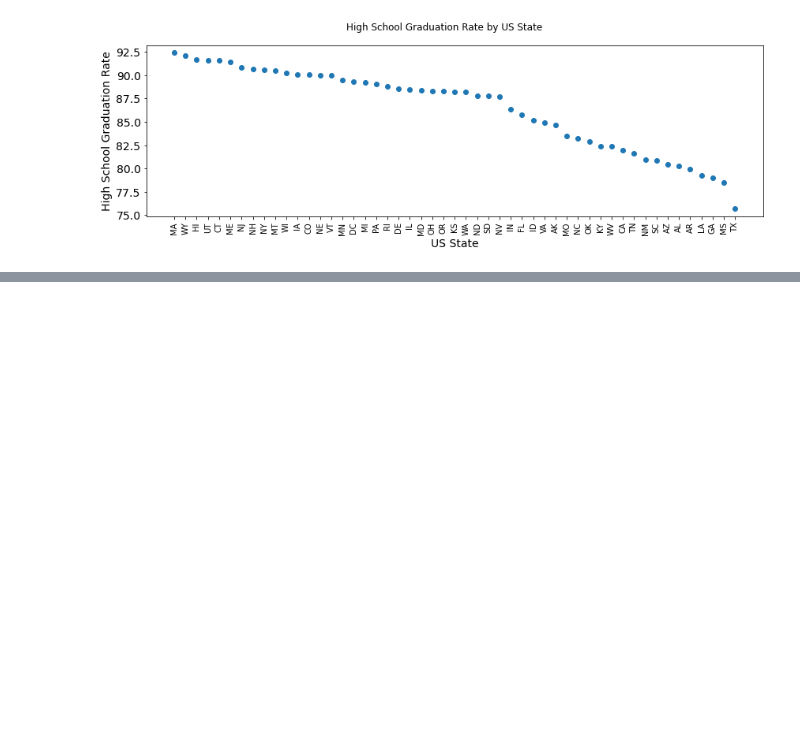
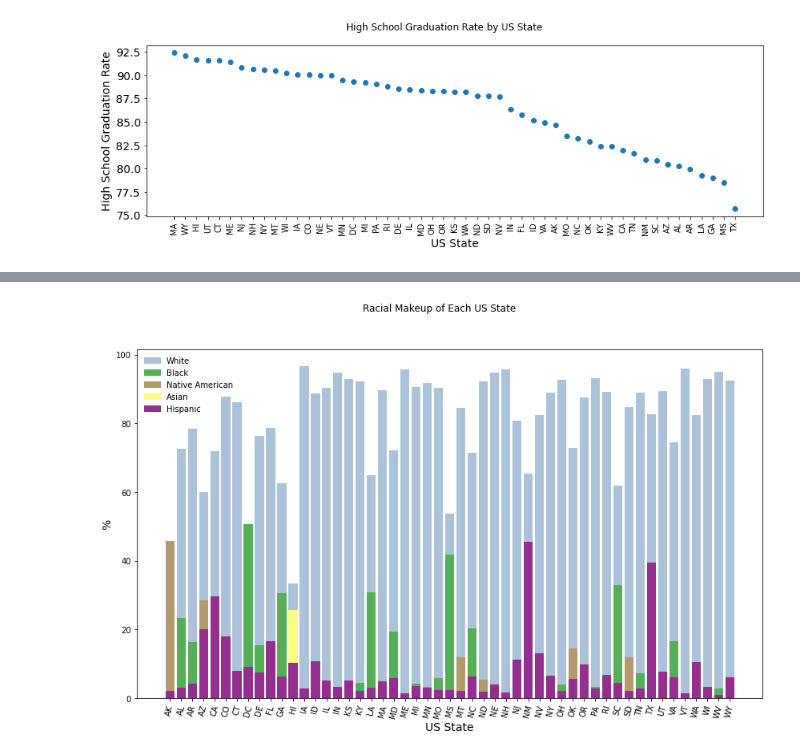
Before and after one commit to sandeep-sb/Fatal-Force-Major-Project, a Jupyter notebook: Fatal_Force.ipynb, the cells around one changed output, grey strips where cells are left out. Drawn from its saved outputs; the diff is of its cells as text; code cells hidden in the pictures; blank space fills up the shorter version.

```diff
--- a/Fatal_Force.ipynb
+++ b/Fatal_Force.ipynb
@@ -334,0 +419,4 @@ plt.show()
+# %%
+df_share_race_city[['share_white', 'share_black', 'share_native_american', 'share_asian', 'share_hispanic']] = df_share_race_city[['share_white', 'share_black', 'share_native_american', 'share_asian', 'share_hispanic']].apply(pd.to_numeric, errors='coerce')
+df_share_race_city
+# .to_numeric converts argument to a numeric type. errors=‘coerce’ means invalid parsing will be set as NaN.
@@ -334,0 +437,3 @@ plt.show()
+# %%
+racial = df_share_race_city.groupby('Geographic area').agg({'share_white': 'mean', 'share_black': 'mean', 'share_native_american': 'mean', 'share_asian': 'mean', 'share_hispanic': 'mean'})
+racial.head()
@@ -334,0 +448,36 @@ plt.show()
+# %%
+x_indexes = np.arange(len(racial))
+
+color_list = list(colors._colors_full_map.values())
+# colors_list = []
+# for _ in range(5):
+#     colors_list.append(random.choice(color_list))
+
+plt.figure(figsize=(14,8))
+plt.suptitle('Racial Makeup of Each US State')
+plt.ylabel('%', fontsize=14)
+plt.xlabel('US State', fontsize=14)
+
+labels = []
+for n in range(len(racial)):
+    plt.bar(racial.index[n], racial['share_white'][n], color=color_list[0])
+    plt.bar(racial.index[n], racial['share_black'][n], color=color_list[1])
+    plt.bar(racial.index[n], racial['share_native_american'][n], color=color_list[2])
+    plt.bar(racial.index[n], racial['share_asian'][n], color=color_list[10])
+    plt.bar(racial.index[n], racial['share_hispanic'][n], color=color_list[9])
+    labels.append(racial.index[n])
+
+white_legend = mpatches.Patch(label='White', color=color_list[0])
+black_legend = mpatches.Patch(label='Black', color=color_list[1])
+native_american_legend = mpatches.Patch(label='Native American', color=color_list[2])
+asian_legend = mpatches.Patch(label='Asian', color=color_list[10])
+hispanic_legend = mpatches.Patch(label='Hispanic', color=color_list[9])
+
+plt.legend(handles=[white_legend, black_legend, native_american_legend, asian_legend, hispanic_legend], loc='best', frameon=False)
+
+plt.xticks(ticks=x_indexes, labels=labels, fontsize=10, rotation=75)
+plt.yticks(fontsize=10)
+
+plt.show()
+# %% [output]
+[figure, added]
```
Also changed, not shown: parts of 9 cells of this notebook.
